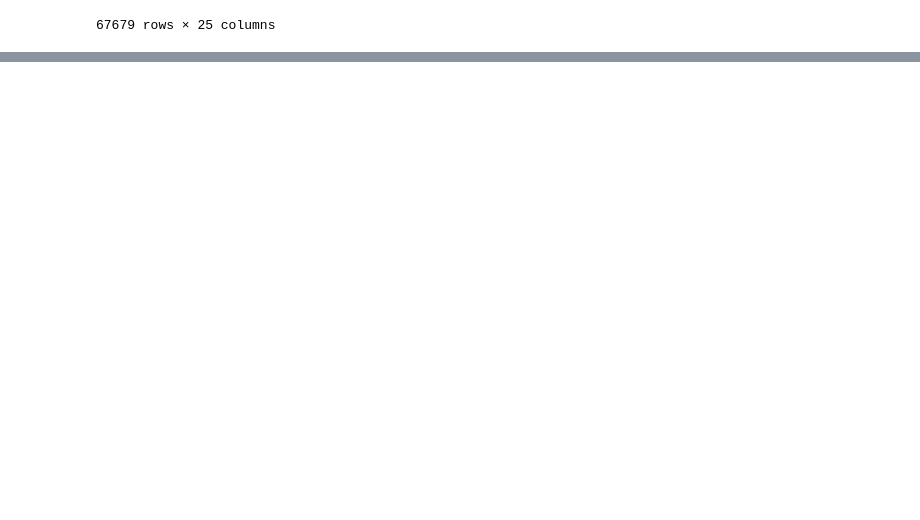
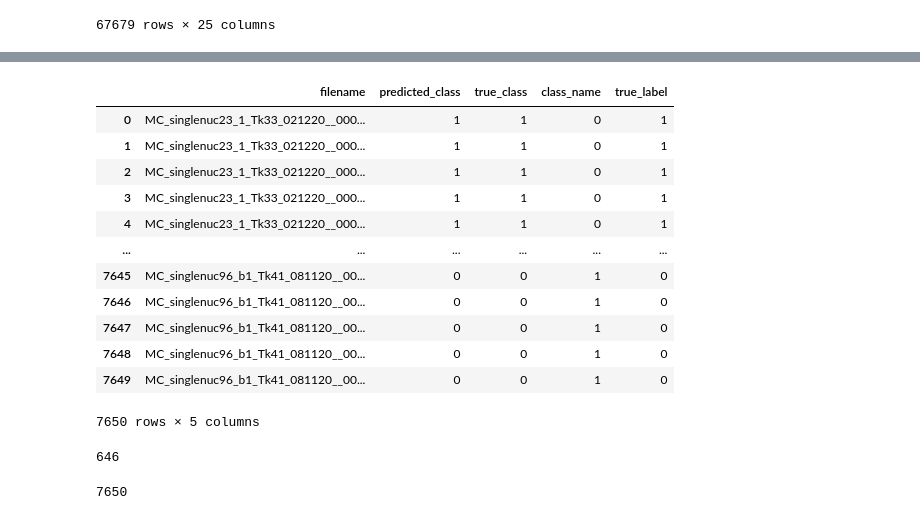
Before and after one commit to Human-Augment-Analytics/Bio-Boost, a Jupyter notebook: scripts/modeling/resplit_data.ipynb, the cells around one changed output, grey strips where cells are left out. Saved outputs shown, nothing was run; the diff lists cells and outputs as text; code cells hidden in the pictures; blank space fills up the shorter version.

```diff
--- a/scripts/modeling/resplit_data.ipynb
+++ b/scripts/modeling/resplit_data.ipynb
@@ -1048,0 +1204,17 @@ new_test.to_csv(f'{ROOT_PATH}testing_allfeats_small.csv', index=False)
+# %%
+combined = pd.read_csv('/home/hice1/cclark339/scratch/Data/single_nuc_1/obj_detection_wrong_combined_correct.csv')
+combined
+# %% [output]
+|  | filename | predicted_class | true_class | class_name | true_label |
+| 0 | MC_singlenuc23_1_Tk33_021220__000... | 1 | 1 | 0 | 1 |
+| 1 | MC_singlenuc23_1_Tk33_021220__000... | 1 | 1 | 0 | 1 |
+| 2 | MC_singlenuc23_1_Tk33_021220__000... | 1 | 1 | 0 | 1 |
+| 3 | MC_singlenuc23_1_Tk33_021220__000... | 1 | 1 | 0 | 1 |
+| 4 | MC_singlenuc23_1_Tk33_021220__000... | 1 | 1 | 0 | 1 |
+| ... | ... | ... | ... | ... | ... |
+| 7645 | MC_singlenuc96_b1_Tk41_081120__00... | 0 | 0 | 1 | 0 |
+| 7646 | MC_singlenuc96_b1_Tk41_081120__00... | 0 | 0 | 1 | 0 |
+| 7647 | MC_singlenuc96_b1_Tk41_081120__00... | 0 | 0 | 1 | 0 |
+| 7648 | MC_singlenuc96_b1_Tk41_081120__00... | 0 | 0 | 1 | 0 |
+| 7649 | MC_singlenuc96_b1_Tk41_081120__00... | 0 | 0 | 1 | 0 |
+7650 rows × 5 columns
@@ -1048,0 +1224,5 @@ new_test.to_csv(f'{ROOT_PATH}testing_allfeats_small.csv', index=False)
+# %%
+obj_det_test_imgs = obj_det_male_test_imgs + obj_det_female_test_imgs
+len(obj_det_test_imgs)
+# %% [output]
+646
@@ -1048,0 +1232,5 @@ new_test.to_csv(f'{ROOT_PATH}testing_allfeats_small.csv', index=False)
+# %%
+combined_test_imgs = combined_male_test_imgs + combined_female_test_imgs
+len(combined_test_imgs)
+# %% [output]
+7650
```
Also changed, not shown: parts of 57 cells of this notebook, 1 other file.
